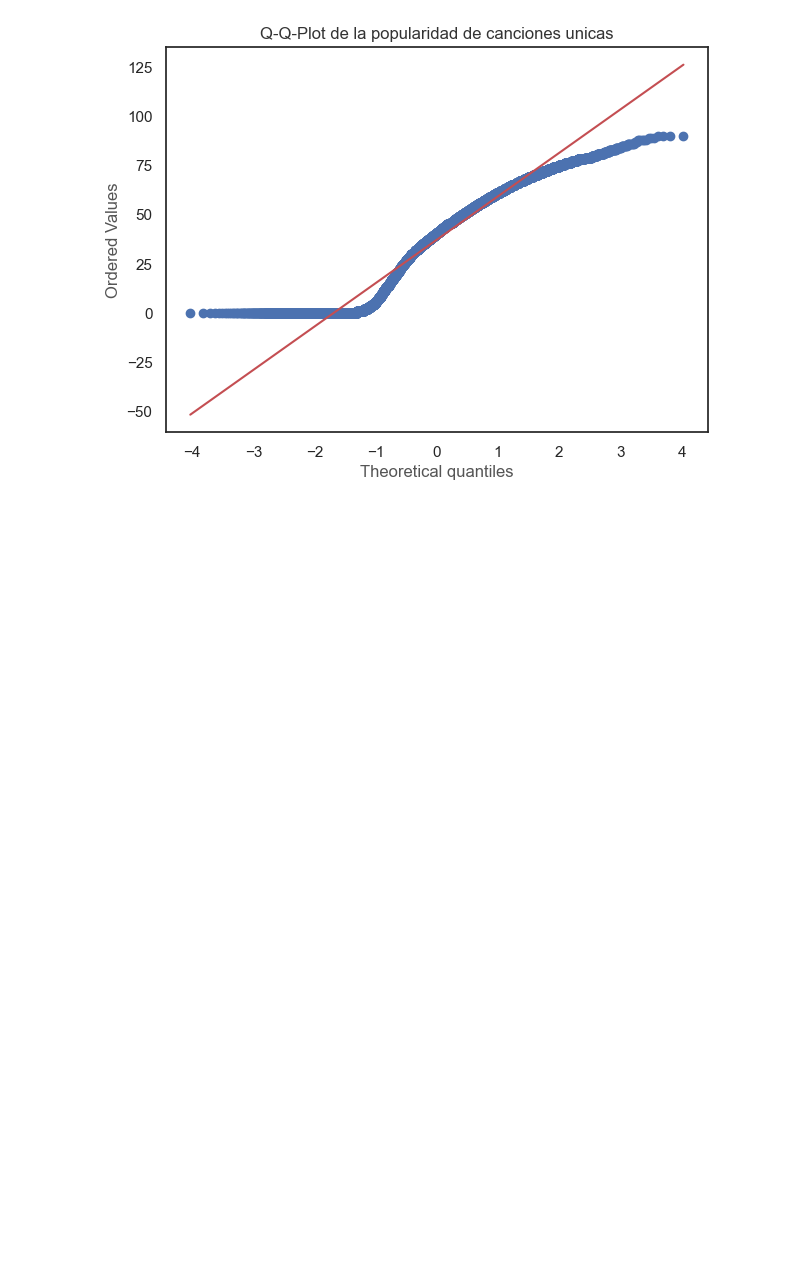
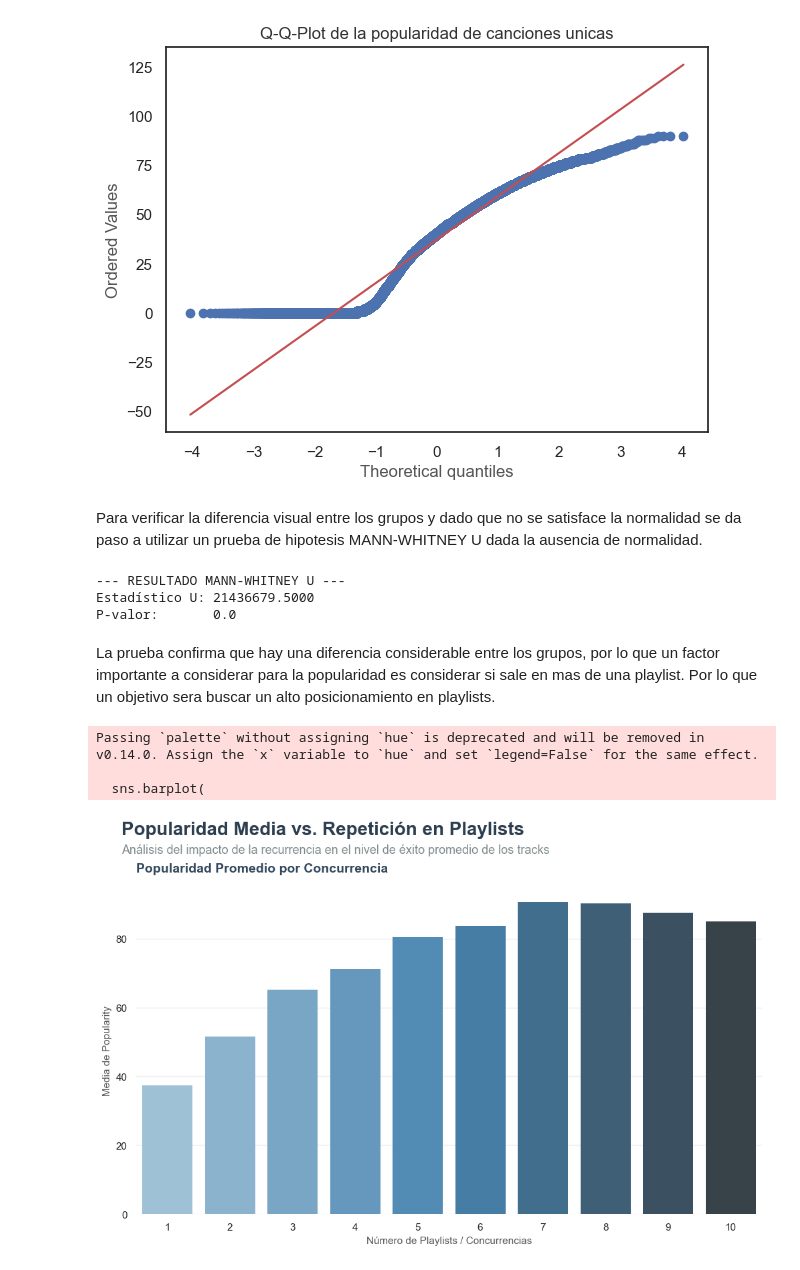
Before and after one commit to juanpablocarrillohortua/Proyecto_Data_Mining_UEC, a Jupyter notebook: notebooks/Data _Preparation_2nd_part.ipynb, the cells around one changed output. Drawn from its saved outputs; the diff is of its cells as text; code cells hidden in the pictures; blank space fills up the shorter version.

```diff
--- a/notebooks/Data _Preparation_2nd_part.ipynb
+++ b/notebooks/Data _Preparation_2nd_part.ipynb
@@ -395,3 +403,70 @@ plt.title("Q-Q-Plot de la popularidad de canciones unicas")
 plt.show()
 # %% [output]
 [figure]
+# %% [markdown]
+Para verificar la diferencia visual entre los grupos y dado que no se satisface la normalidad se da paso a utilizar un prueba de hipotesis MANN-WHITNEY U dada la ausencia de normalidad.
+# %%
+u_stat, p_valor = stats.mannwhitneyu(unico, multiple)
+
+print(f"\n--- RESULTADO MANN-WHITNEY U ---")
+print(f"Estadístico U: {u_stat:.4f}")
+print(f"P-valor:       {p_valor}")
+# %% [output]
+--- RESULTADO MANN-WHITNEY U ---
+Estadístico U: 21436679.5000
+P-valor:       0.0
+# %% [markdown]
+
+La prueba confirma que hay una diferencia considerable entre los grupos, por lo que un factor importante a considerar para la popularidad es considerar si sale en mas de una playlist. Por lo que un objetivo sera buscar un alto posicionamiento en playlists.
+# %%
+# 1. PREPARACIÓN DE DATOS
+# Agrupamos por cantidad de playlists y calculamos la media de popularidad
+df_agrupado = df.groupby('num_playlists')['track_popularity'].mean().reset_index()
+
+# --- 2. CONFIGURACIÓN GLOBAL (Look Moderno) ---
+sns.set_theme(style="white", context="notebook")
+plt.rcParams['font.family'] = 'sans-serif'
+plt.rcParams['text.color'] = '#333333'
+plt.rcParams['axes.labelcolor'] = '#555555'
+
+# --- 3. CREAR FIGURA ---
+fig, ax = plt.subplots(figsize=(11, 7))
+
+# TÍTULO ESTILO EDITORIAL
+fig.text(0.08, 0.96, "Popularidad Media vs. Repetición en Playlists", fontsize=20, fontweight='bold', color='#2c3e50')
+fig.text(0.08, 0.92, "Análisis del impacto de la recurrencia en el nivel de éxito promedio de los tracks", fontsize=13, color='#7f8c8d')
+
+# --- 4. DIBUJO Y PERSONALIZACIÓN ---
+
+# Rejilla horizontal sutil
+ax.grid(axis='y', color='#eeeeee', linestyle='-', linewidth=1, zorder=0)
+
+# Dibujar Gráfico de Barras
+# Usamos un degradado de azul para enfatizar el aumento
+sns.barplot(
+    data=df_agrupado,
+    x='num_playlists',
+    y='track_popularity',
+    ax=ax,
+    palette="Blues_d",  # Degradado elegante
+    edgecolor='none',
+    zorder=2
+)
+
+# Estética del Subplot
+ax.set_title("Popularidad Promedio por Concurrencia", loc='left', fontsize=14, fontweight='bold', pad=15, color='#34495e')
+ax.set_ylabel("Media de Popularity", fontsize=11, fontweight='medium')
+ax.set_xlabel("Número de Playlists / Concurrencias", fontsize=11, fontweight='medium')
+
+# Eliminar bordes para el look 'flat'
+sns.despine(ax=ax, left=True, bottom=True)
+
+# Ajustar espacio
+plt.subplots_adjust(top=0.85, left=0.1, right=0.95, bottom=0.15)
+
+plt.show()
+# %% [output]
+Passing `palette` without assigning `hue` is deprecated and will be removed in v0.14.0. Assign the `x` variable to `hue` and set `legend=False` for the same effect.
+
+  sns.barplot(
+[figure, added]
```
Also changed, not shown: parts of 50 cells of this notebook.
